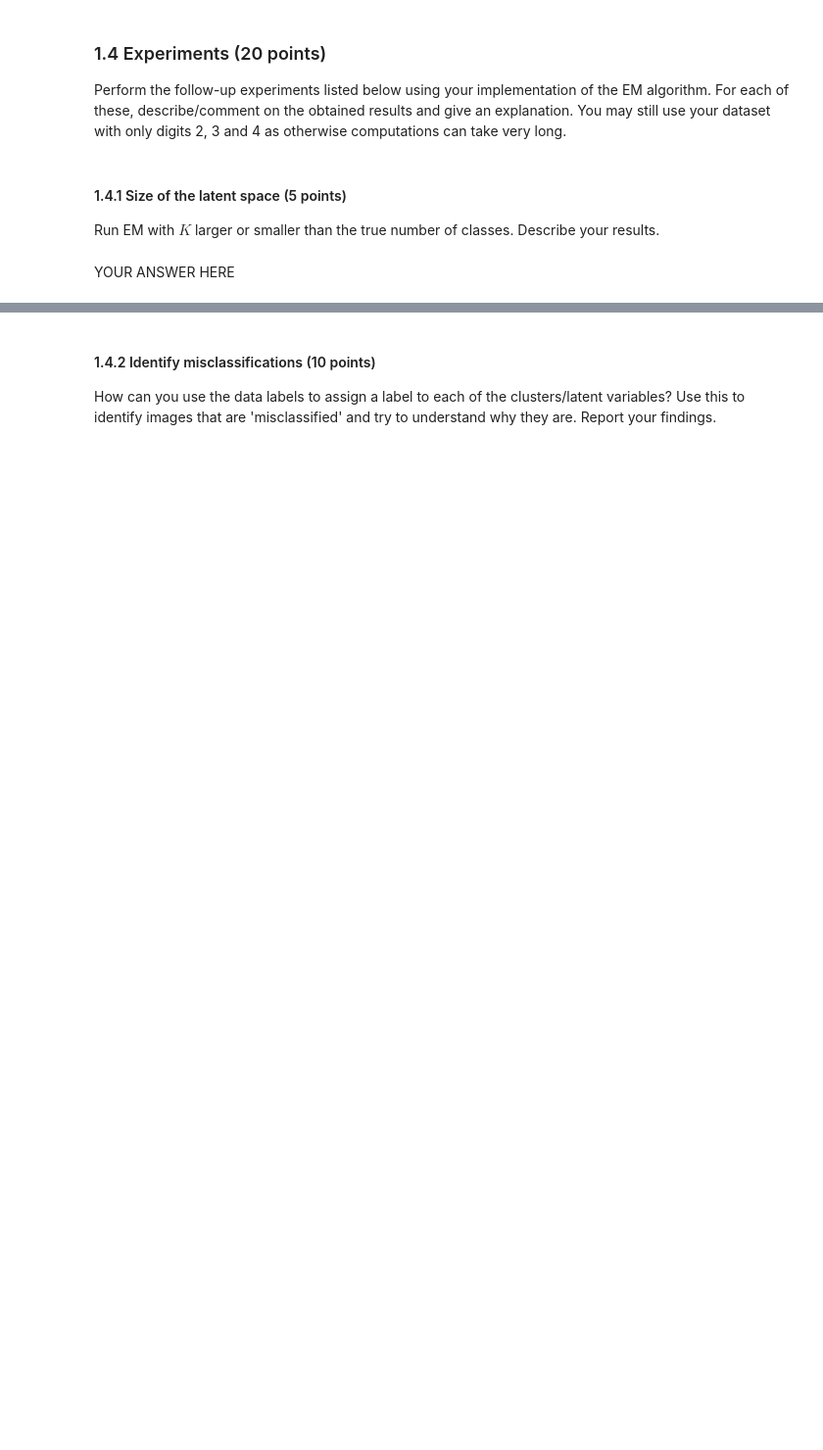
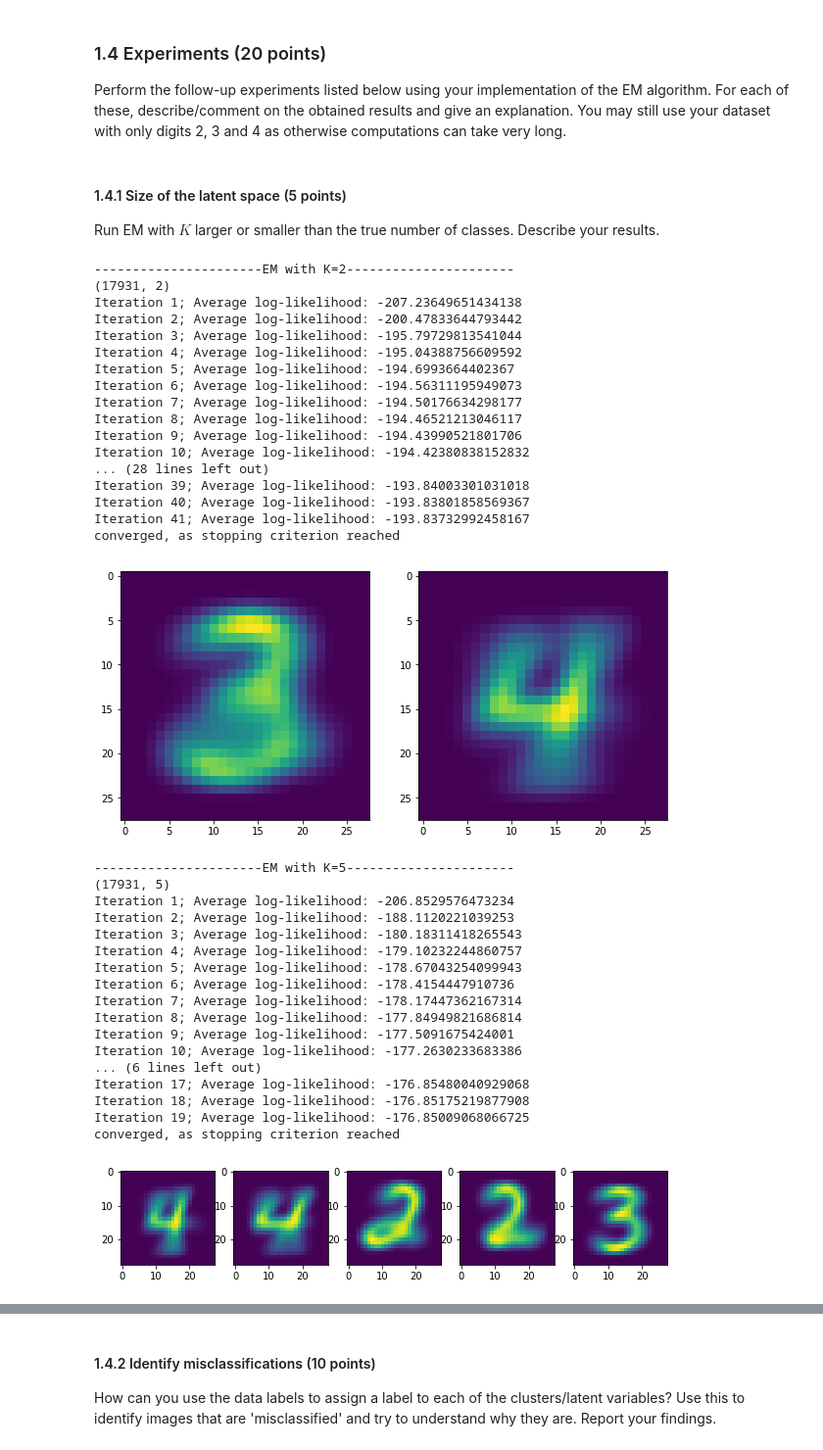
Before and after one commit to florianmohnert/ML2, a Jupyter notebook: lab3/lab3.ipynb, the cells around one changed output, grey strips where cells are left out. Shown: that part at 98% size. Cells and saved outputs as stored; diff of their text form; code cells hidden in the pictures; blank space fills up the shorter version.

```diff
--- a/lab3/lab3.ipynb
+++ b/lab3/lab3.ipynb
@@ -164,13 +159,11 @@ assert gamma_test.shape == (n_test, K_test)
 # %%
 def M_step(X, gamma):
 
-    pi = np.sum(gamma, axis = 0)
+    pi = gamma.sum(axis=0)/len(gamma)
 
-    mu_unorm = np.matmul(np.transpose(gamma),X)
+    mu_unorm = np.dot(np.transpose(gamma),X)
 
-    mu = np.transpose(mu_unorm)/np.transpose(pi)
-
-    mu = np.transpose(mu)
+    mu = mu_unorm / gamma.sum(axis=0,keepdims=True).T
 
 
     return mu, pi
@@ -222,2 +297,45 @@ raise NotImplementedError()
-# %% [markdown]
-YOUR ANSWER HERE
+# %%
+print("----------------------EM with K=2----------------------")
+mu1,pi,gamma = EM(data,2, 200)
+plot_latent(mu1,2)
+
+print("----------------------EM with K=5----------------------")
+mu2,pi,gamma = EM(data,5, 200)
+plot_latent(mu2,5)
+# %% [output]
+----------------------EM with K=2----------------------
+(17931, 2)
+Iteration 1; Average log-likelihood: -207.23649651434138
+Iteration 2; Average log-likelihood: -200.47833644793442
+Iteration 3; Average log-likelihood: -195.79729813541044
+Iteration 4; Average log-likelihood: -195.04388756609592
+Iteration 5; Average log-likelihood: -194.6993664402367
+Iteration 6; Average log-likelihood: -194.56311195949073
+Iteration 7; Average log-likelihood: -194.50176634298177
+Iteration 8; Average log-likelihood: -194.46521213046117
+Iteration 9; Average log-likelihood: -194.43990521801706
+Iteration 10; Average log-likelihood: -194.42380838152832
+... (28 lines left out)
+Iteration 39; Average log-likelihood: -193.84003301031018
+Iteration 40; Average log-likelihood: -193.83801858569367
+Iteration 41; Average log-likelihood: -193.83732992458167
+converged, as stopping criterion reached
+[figure, added]
+----------------------EM with K=5----------------------
+(17931, 5)
+Iteration 1; Average log-likelihood: -206.8529576473234
+Iteration 2; Average log-likelihood: -188.1120221039253
+Iteration 3; Average log-likelihood: -180.18311418265543
+Iteration 4; Average log-likelihood: -179.10232244860757
+Iteration 5; Average log-likelihood: -178.67043254099943
+Iteration 6; Average log-likelihood: -178.4154447910736
+Iteration 7; Average log-likelihood: -178.17447362167314
+Iteration 8; Average log-likelihood: -177.84949821686814
+Iteration 9; Average log-likelihood: -177.5091675424001
+Iteration 10; Average log-likelihood: -177.2630233683386
+... (6 lines left out)
+Iteration 17; Average log-likelihood: -176.85480040929068
+Iteration 18; Average log-likelihood: -176.85175219877908
+Iteration 19; Average log-likelihood: -176.85009068066725
+converged, as stopping criterion reached
+[figure, added]
```
Also changed, not shown: parts of 24 cells of this notebook.
